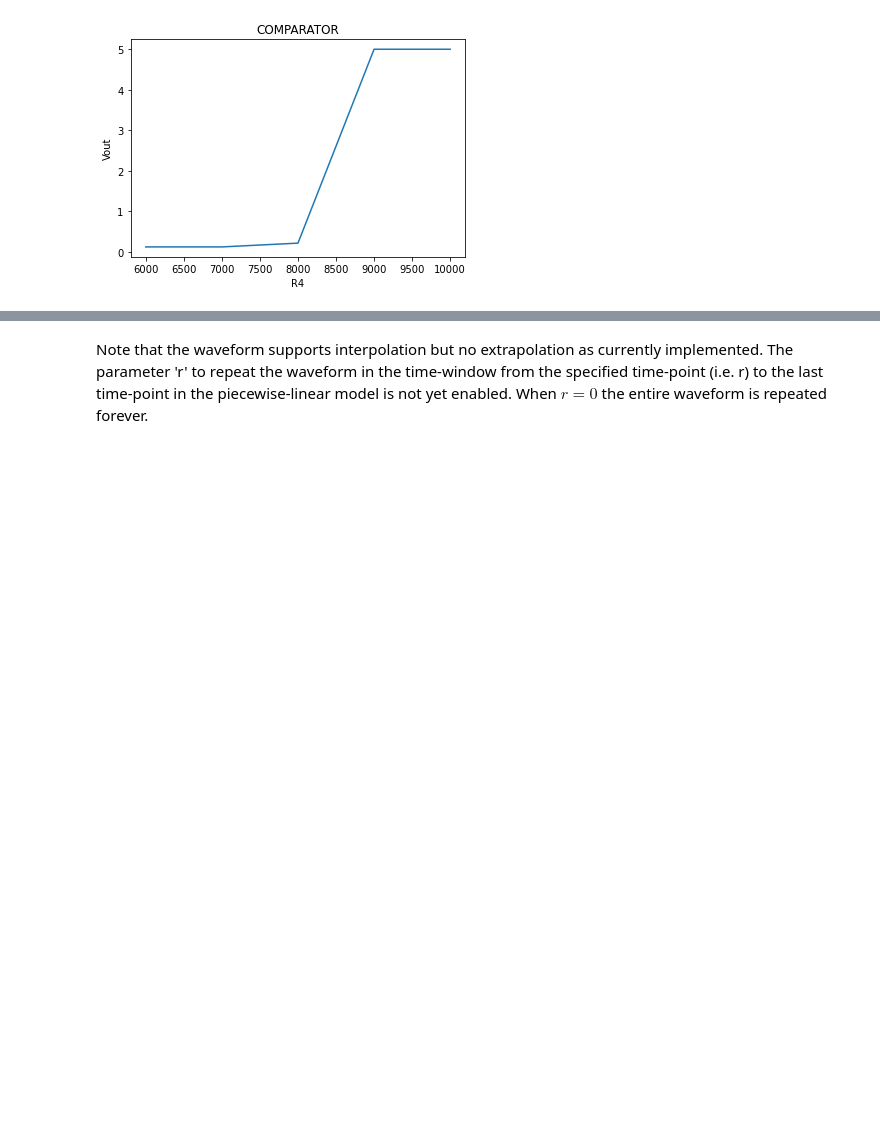
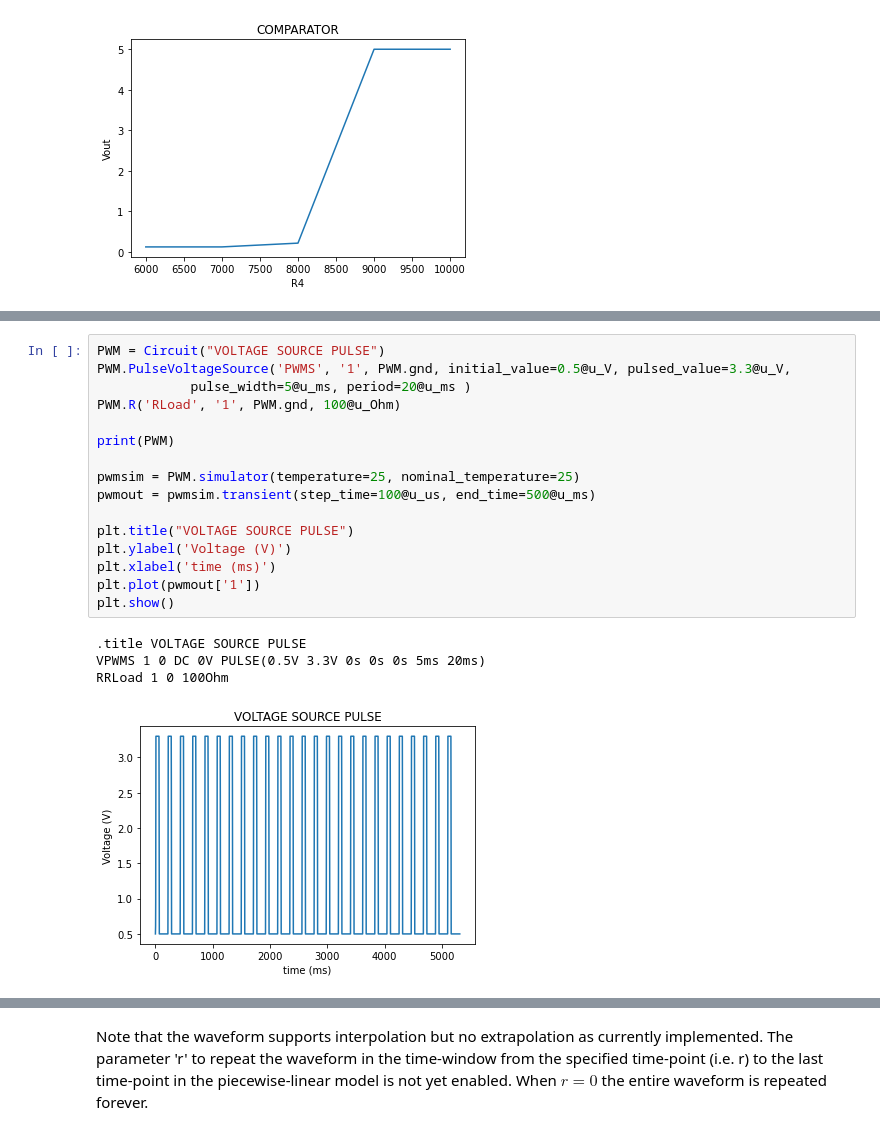
Before and after one commit to sunbee/ArtofElectronics, a Jupyter notebook: AoE_Chapter01.ipynb, the cells around one changed output, grey strips where cells are left out. Cells and saved outputs as stored; diff of their text form; blank space fills up the shorter version.

```diff
--- a/AoE_Chapter01.ipynb
+++ b/AoE_Chapter01.ipynb
@@ -815,0 +823,21 @@ plt.show()
+# %%
+PWM = Circuit("VOLTAGE SOURCE PULSE")
+PWM.PulseVoltageSource('PWMS', '1', PWM.gnd, initial_value=0.5@u_V, pulsed_value=3.3@u_V,
+            pulse_width=5@u_ms, period=20@u_ms )
+PWM.R('RLoad', '1', PWM.gnd, 100@u_Ohm)
+
+print(PWM)
+
+pwmsim = PWM.simulator(temperature=25, nominal_temperature=25)
+pwmout = pwmsim.transient(step_time=100@u_us, end_time=500@u_ms)
+
+plt.title("VOLTAGE SOURCE PULSE")
+plt.ylabel('Voltage (V)')
+plt.xlabel('time (ms)')
+plt.plot(pwmout['1'])
+plt.show()
+# %% [output]
+.title VOLTAGE SOURCE PULSE
+VPWMS 1 0 DC 0V PULSE(0.5V 3.3V 0s 0s 0s 5ms 20ms)
+RRLoad 1 0 100Ohm
+[figure, added]
```
Also changed, not shown: parts of 14 cells of this notebook, 1 other file.
